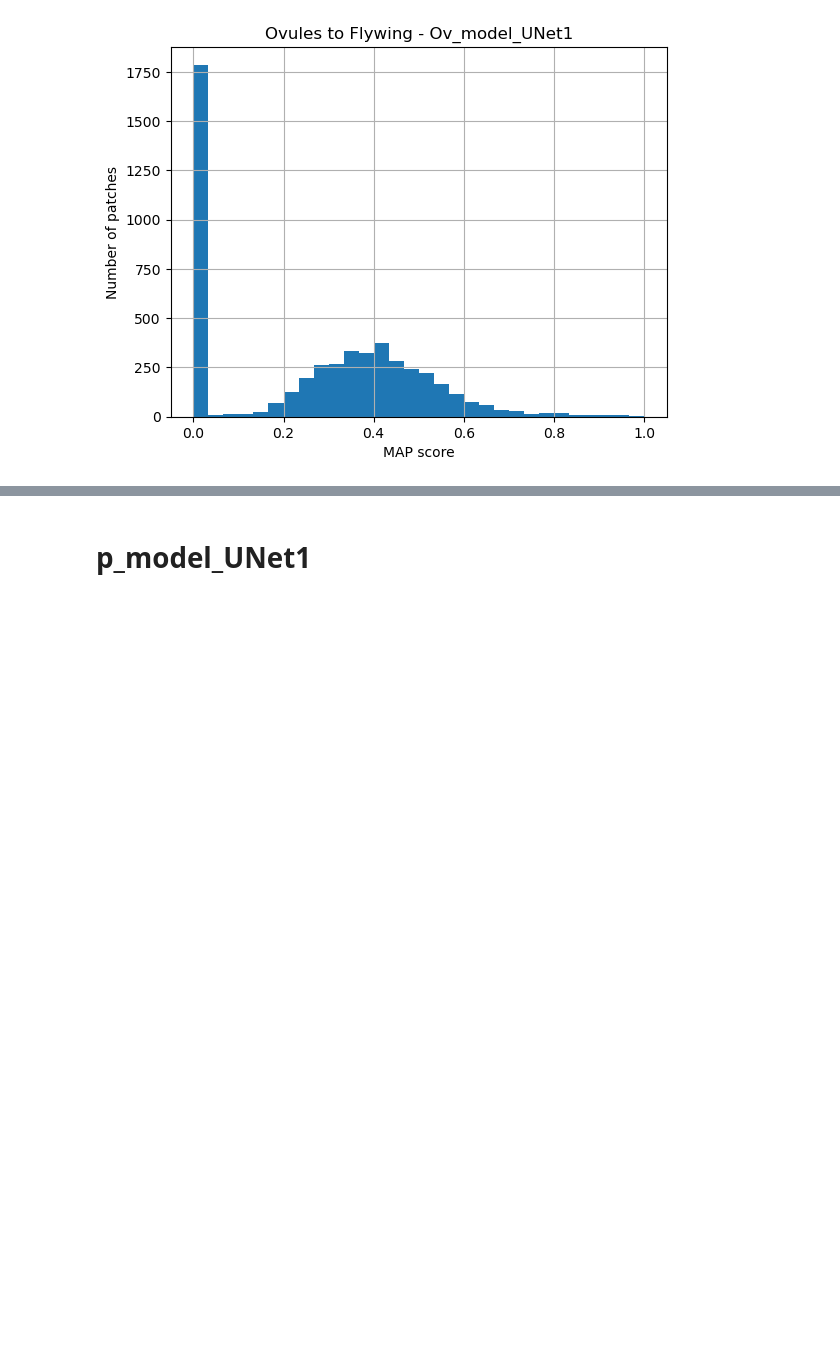
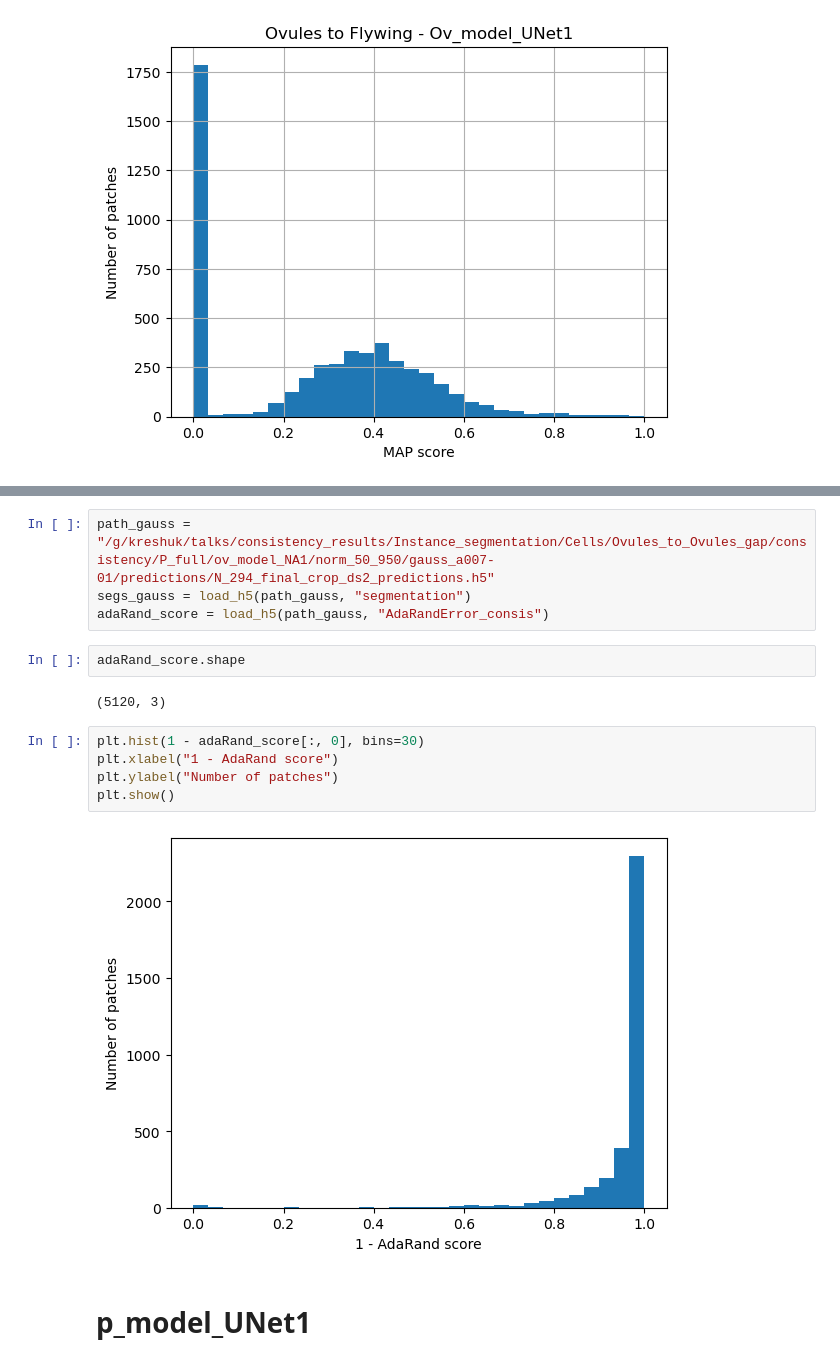
Before and after one commit to kreshuklab/model_ranking, a Jupyter notebook: notebooks/cell_segmentation/predictions/target_Ovules.ipynb, the cells around one changed output, grey strips where cells are left out. Saved outputs shown, nothing was run; the diff lists cells and outputs as text; blank space fills up the shorter version.

```diff
--- a/notebooks/cell_segmentation/predictions/target_Ovules.ipynb
+++ b/notebooks/cell_segmentation/predictions/target_Ovules.ipynb
@@ -95,3 +95,18 @@ for i in ids_sub_04[:num_samples]:
+# %%
+path_gauss = "/g/kreshuk/talks/consistency_results/Instance_segmentation/Cells/Ovules_to_Ovules_gap/consistency/P_full/ov_model_NA1/norm_50_950/gauss_a007-01/predictions/N_294_final_crop_ds2_predictions.h5"
+segs_gauss = load_h5(path_gauss, "segmentation")
+adaRand_score = load_h5(path_gauss, "AdaRandError_consis")
+# %%
+adaRand_score.shape
+# %% [output]
+(5120, 3)
+# %%
+plt.hist(1 - adaRand_score[:, 0], bins=30)
+plt.xlabel("1 - AdaRand score")
+plt.ylabel("Number of patches")
+plt.show()
+# %% [output]
+[figure, added]
 # %% [markdown]
 # p_model_UNet1
 # %%
```
Also changed, not shown: parts of 4 cells of this notebook, 8 other files.
